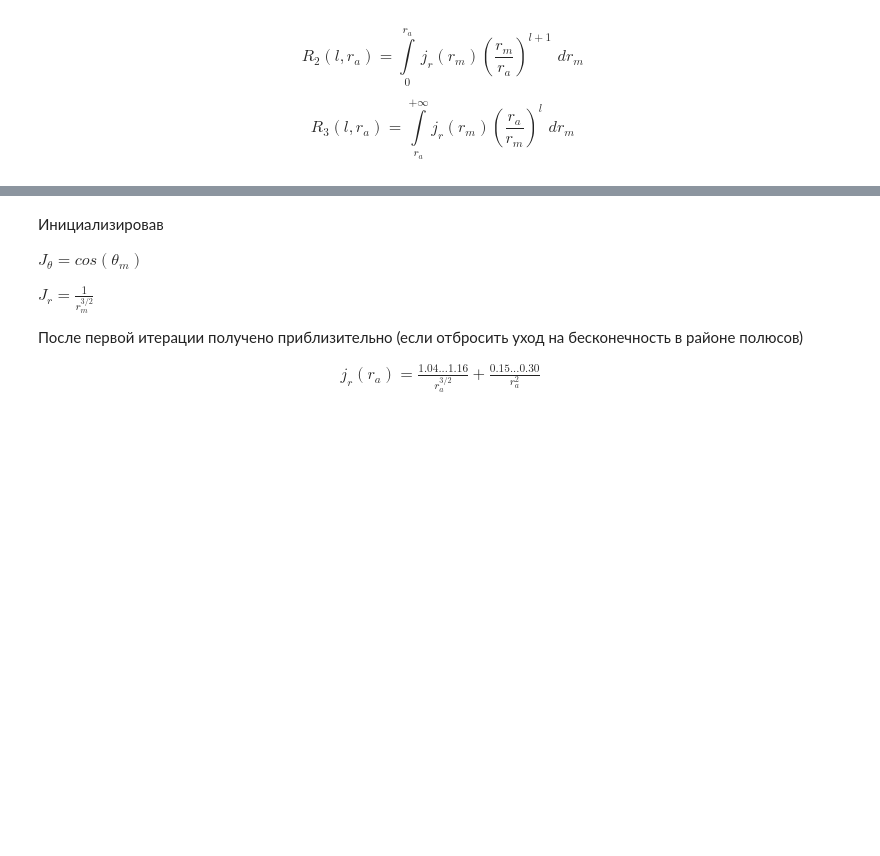
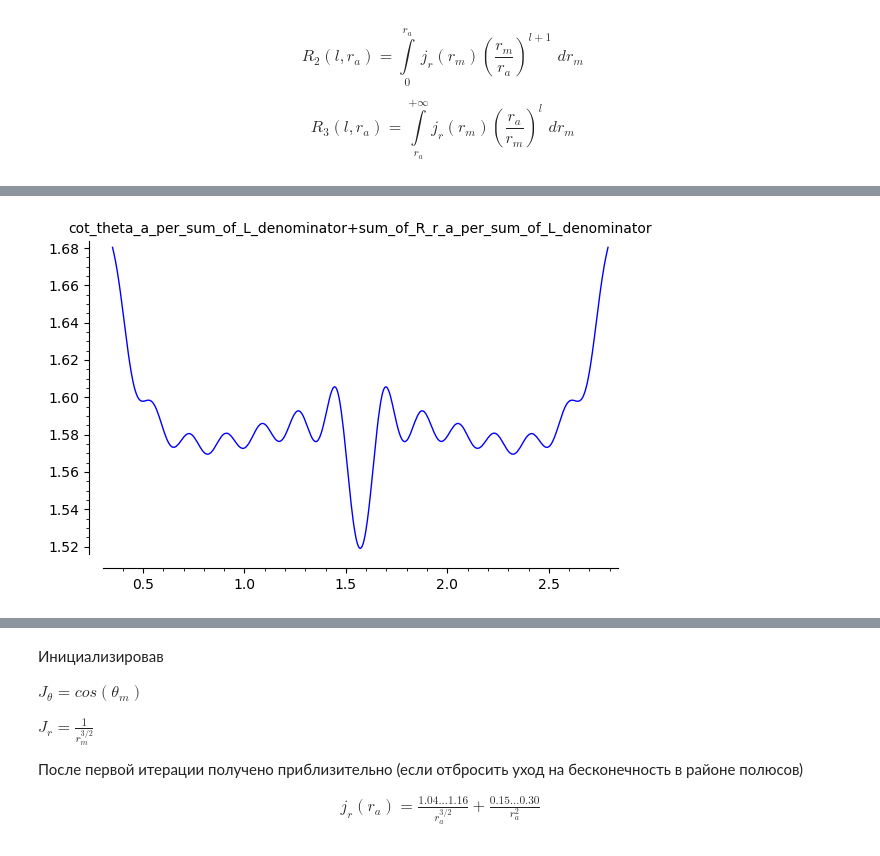
Before and after one commit to daju1/articles, a Jupyter notebook: electrostatic_vector_potential/Vector_potential_of_a_precessing_magnetic_dipole_in_spherical_coordinates.ipynb, the cells around one changed output, grey strips where cells are left out. Cells and saved outputs as stored; diff of their text form; code cells hidden in the pictures; blank space fills up the shorter version.

```diff
--- a/electrostatic_vector_potential/Vector_potential_of_a_precessing_magnetic_dipole_in_spherical_coordinates.ipynb
+++ b/electrostatic_vector_potential/Vector_potential_of_a_precessing_magnetic_dipole_in_spherical_coordinates.ipynb
@@ -1639,0 +1625,5 @@ plot(sum_of_R_sqrt_r_a_per_sum_of_L_denominator, theta_a, 0, pi).show(
+# %%
+plot(cot_theta_a_per_sum_of_L_denominator+sum_of_R_r_a_per_sum_of_L_denominator, theta_a, 0.35, pi-0.35).show(
+    title="cot_theta_a_per_sum_of_L_denominator+sum_of_R_r_a_per_sum_of_L_denominator")
+# %% [output]
+[figure, added]
```
Also changed, not shown: parts of 15 cells of this notebook.
